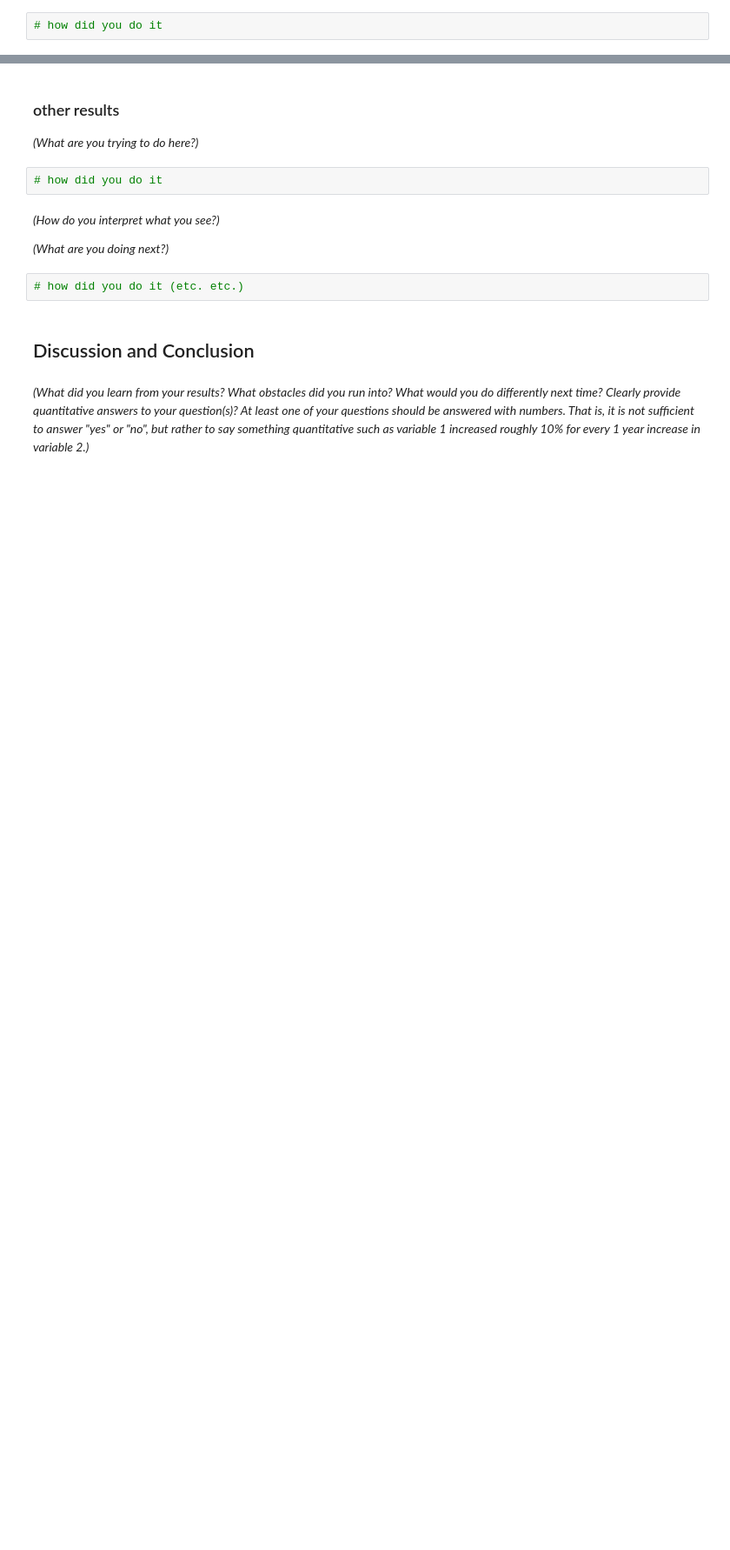
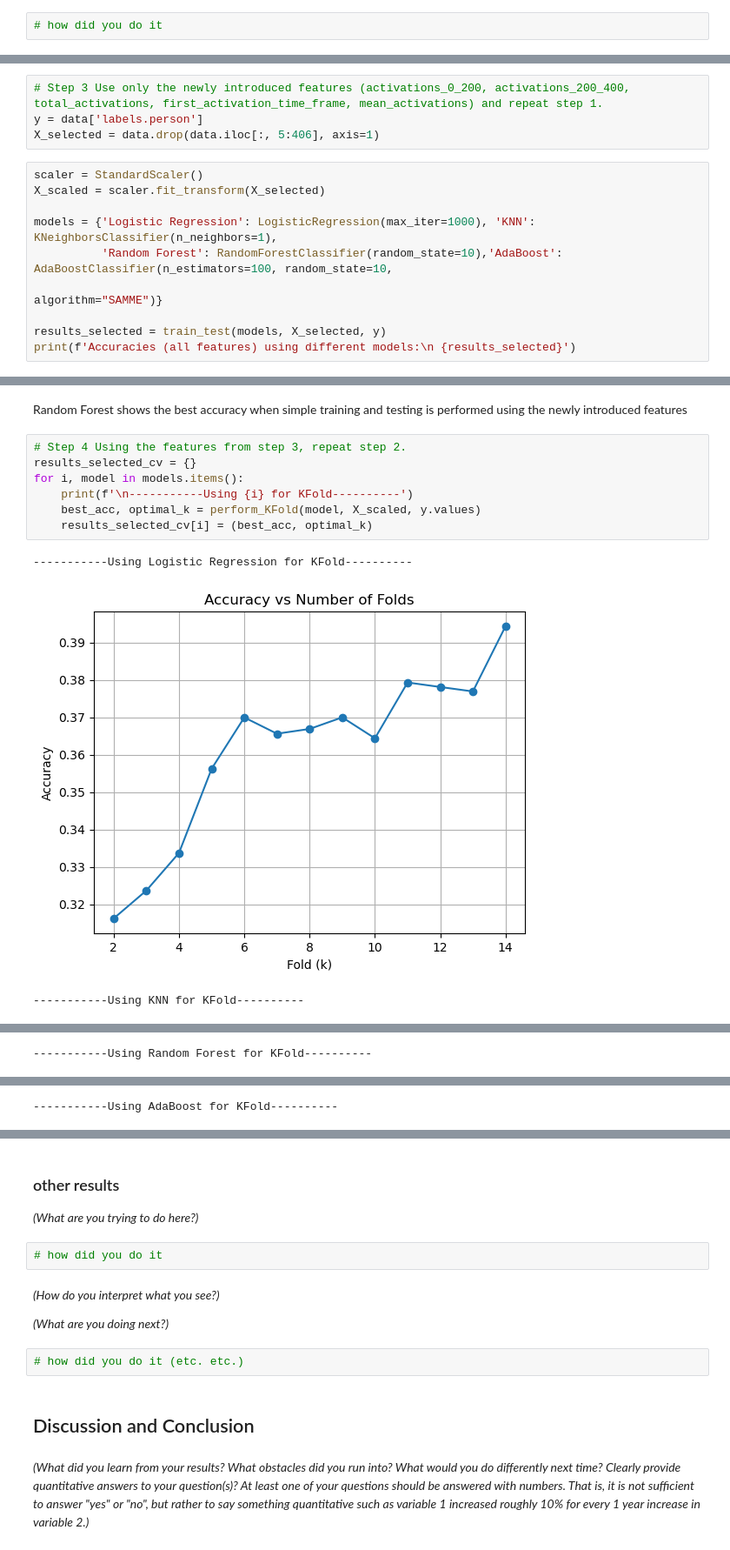
Before and after one commit to wolstone/CMSE381-Project, a Jupyter notebook: ProjectTemplate.ipynb, the cells around one changed output, grey strips where cells are left out. Shown: that part at 87% size. Cells and saved outputs as stored; diff of their text form; blank space fills up the shorter version.

```diff
--- a/ProjectTemplate.ipynb
+++ b/ProjectTemplate.ipynb
@@ -77,0 +414,14 @@ _(What are you doing next?)_
+# %%
+# Step 3 Use only the newly introduced features (activations_0_200, activations_200_400, total_activations, first_activation_time_frame, mean_activations) and repeat step 1.
+y = data['labels.person']
+X_selected = data.drop(data.iloc[:, 5:406], axis=1)
+# %%
+scaler = StandardScaler()
+X_scaled = scaler.fit_transform(X_selected)
+
+models = {'Logistic Regression': LogisticRegression(max_iter=1000), 'KNN': KNeighborsClassifier(n_neighbors=1),
+          'Random Forest': RandomForestClassifier(random_state=10),'AdaBoost': AdaBoostClassifier(n_estimators=100, random_state=10,
+                                                                                                 algorithm="SAMME")}
+
+results_selected = train_test(models, X_selected, y)
+print(f'Accuracies (all features) using different models:\n {results_selected}')
@@ -77,0 +431,13 @@ _(What are you doing next?)_
+# %% [markdown]
+Random Forest shows the best accuracy when simple training and testing is performed using the newly introduced features
+# %%
+# Step 4 Using the features from step 3, repeat step 2.
+results_selected_cv = {}
+for i, model in models.items():
+    print(f'\n-----------Using {i} for KFold----------')
+    best_acc, optimal_k = perform_KFold(model, X_scaled, y.values)
+    results_selected_cv[i] = (best_acc, optimal_k)
+# %% [output]
+-----------Using Logistic Regression for KFold----------
+[figure, added]
+-----------Using KNN for KFold----------
@@ -77,0 +445 @@ _(What are you doing next?)_
+-----------Using Random Forest for KFold----------
@@ -77,0 +447 @@ _(What are you doing next?)_
+-----------Using AdaBoost for KFold----------
```
Also changed, not shown: parts of 58 cells of this notebook.
